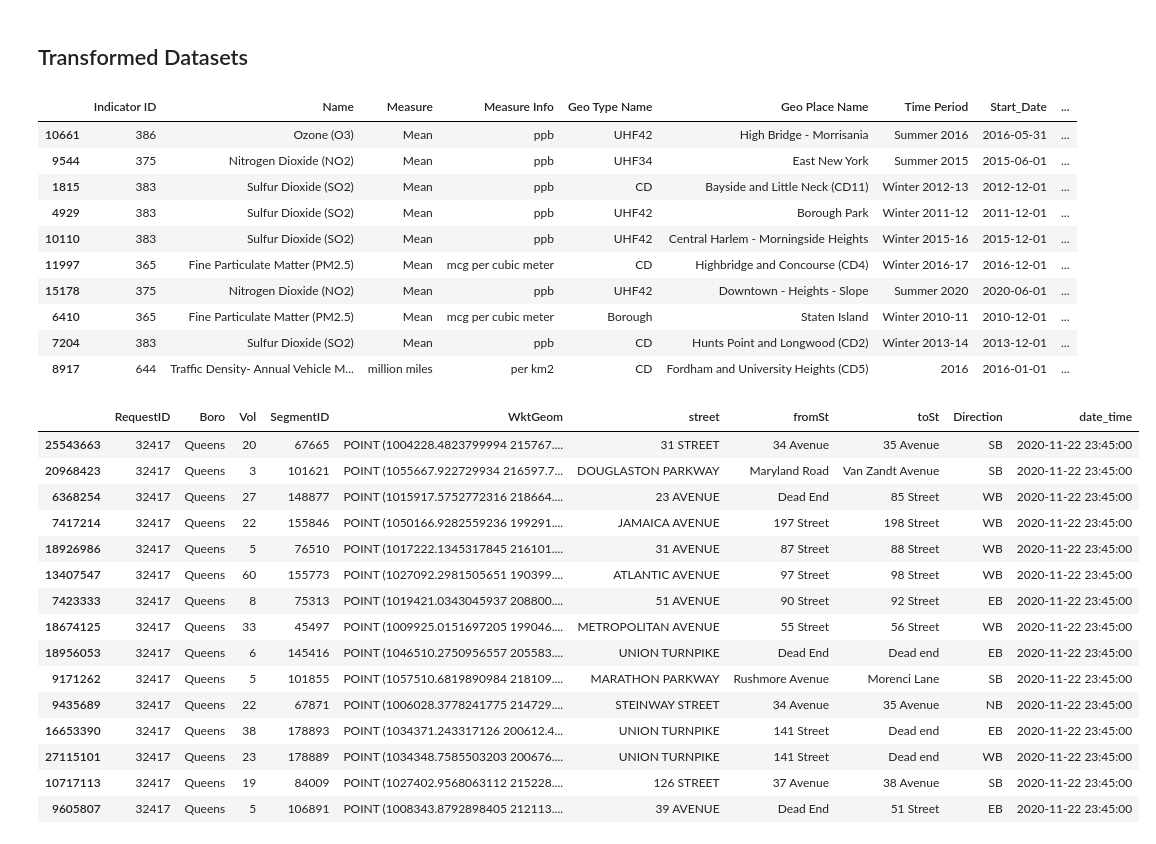
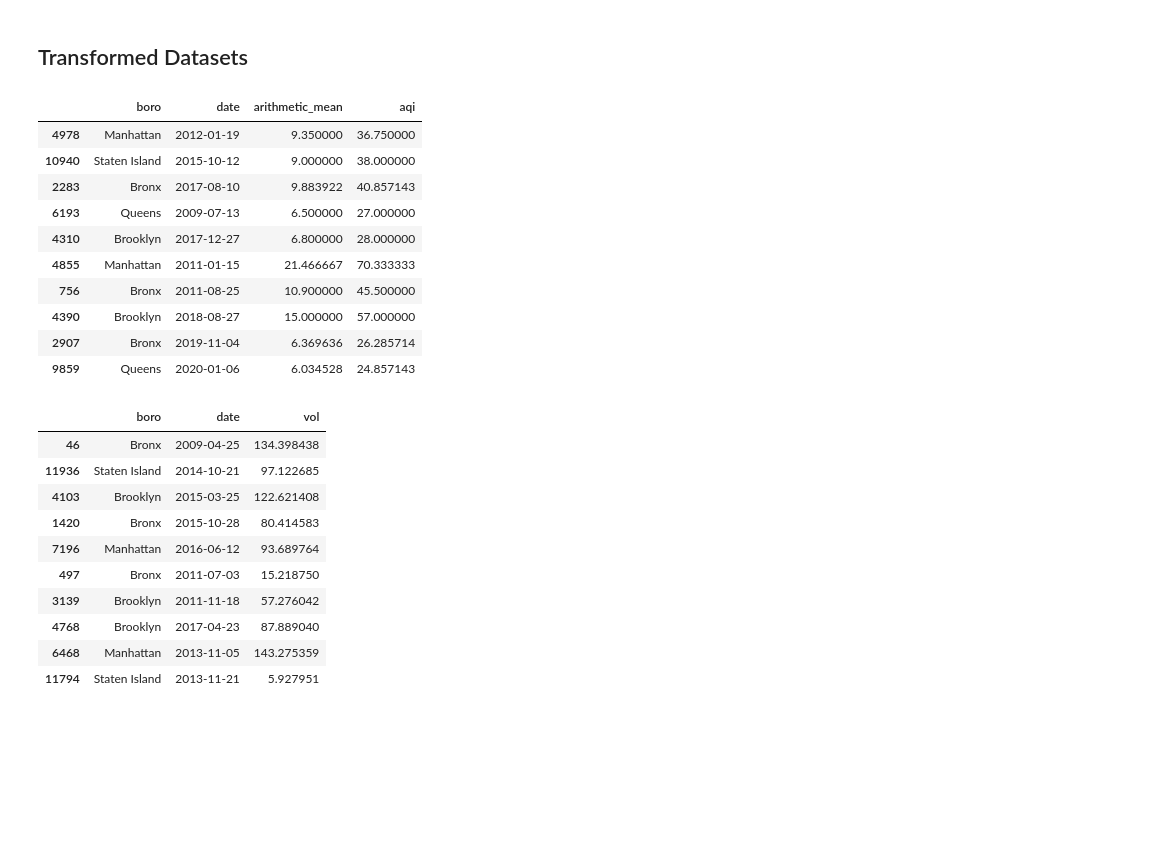
Before and after one commit to daniel-a-r/ccny_data_science_project, a Jupyter notebook: data_science_project.ipynb, the cells around one changed output. Cells and saved outputs as stored; diff of their text form; code cells hidden in the pictures; blank space fills up the shorter version.

Commit message:
Combine dataframes and create functions

```diff
--- a/data_science_project.ipynb
+++ b/data_science_project.ipynb
@@ -83,13 +86,16 @@ import datetime
 # %%
-def download_data(csv_name):
+def fetch_data(csv_name):
     url_dict = {'air_quality': 'https://data.cityofnewyork.us/api/views/c3uy-2p5r/rows.csv',
                 'mobility_global': 'https://www.gstatic.com/covid19/mobility/Global_Mobility_Report.csv',
                 'traffic_volume': 'https://data.cityofnewyork.us/api/views/7ym2-wayt/rows.csv'}
 
-    response = requests.get(url_dict[csv_name])
-    path = f'datasets/{csv_name}.csv'
-    with open(path, 'wb') as f:
-        f.write(response.content)
+    if csv_name == 'daily_air_quality':
+        create_air_quality_csv()
+    else:
+        response = requests.get(url_dict[csv_name])
+        path = f'datasets/{csv_name}.csv'
+        with open(path, 'wb') as f:
+            f.write(response.content)
 # %%
 def csv_exists(csv_name):
     path = f'datasets/{csv_name}.csv'
@@ -98,7 +104,7 @@ def csv_exists(csv_name):
 # %%
 def create_df(csv_name):
     if not csv_exists(csv_name):
-        download_data(csv_name)
+        fetch_data(csv_name)
     path = f'datasets/{csv_name}.csv'
     df = pd.read_csv(path)
     return df
@@ -121,5 +219,5 @@ def create_all_df(csv_names):
 # %%
-csv_names = ['air_quality', 'traffic_volume']
+csv_names = ['traffic_volume', 'daily_air_quality']
 
-air_quality, traffic_volume = create_all_df(csv_names)
+traffic_volume, daily_air_quality = create_all_df(csv_names)
 # %% [output]
@@ -1388,35 +1413,30 @@ daily_air_quality_df_cleaned
 # %% [markdown]
 ## Transformed Datasets
 # %%
-air_quality.sample(10)
+daily_air_quality_df_cleaned.sample(10)
 # %% [output]
-|  | Indicator ID | Name | Measure | Measure Info | Geo Type Name | Geo Place Name | Time Period | Start_Date | ... |
-| 10661 | 386 | Ozone (O3) | Mean | ppb | UHF42 | High Bridge - Morrisania | Summer 2016 | 2016-05-31 | ... |
-| 9544 | 375 | Nitrogen Dioxide (NO2) | Mean | ppb | UHF34 | East New York | Summer 2015 | 2015-06-01 | ... |
-| 1815 | 383 | Sulfur Dioxide (SO2) | Mean | ppb | CD | Bayside and Little Neck (CD11) | Winter 2012-13 | 2012-12-01 | ... |
-| 4929 | 383 | Sulfur Dioxide (SO2) | Mean | ppb | UHF42 | Borough Park | Winter 2011-12 | 2011-12-01 | ... |
-| 10110 | 383 | Sulfur Dioxide (SO2) | Mean | ppb | UHF42 | Central Harlem - Morningside Heights | Winter 2015-16 | 2015-12-01 | ... |
-| 11997 | 365 | Fine Particulate Matter (PM2.5) | Mean | mcg per cubic meter | CD | Highbridge and Concourse (CD4) | Winter 2016-17 | 2016-12-01 | ... |
-| 15178 | 375 | Nitrogen Dioxide (NO2) | Mean | ppb | UHF42 | Downtown - Heights - Slope | Summer 2020 | 2020-06-01 | ... |
-| 6410 | 365 | Fine Particulate Matter (PM2.5) | Mean | mcg per cubic meter | Borough | Staten Island | Winter 2010-11 | 2010-12-01 | ... |
-| 7204 | 383 | Sulfur Dioxide (SO2) | Mean | ppb | CD | Hunts Point and Longwood (CD2) | Winter 2013-14 | 2013-12-01 | ... |
-| 8917 | 644 | Traffic Density- Annual Vehicle M... | million miles | per km2 | CD | Fordham and University Heights (CD5) | 2016 | 2016-01-01 | ... |
+|  | boro | date | arithmetic_mean | aqi |
+| 4978 | Manhattan | 2012-01-19 | 9.350000 | 36.750000 |
+| 10940 | Staten Island | 2015-10-12 | 9.000000 | 38.000000 |
+| 2283 | Bronx | 2017-08-10 | 9.883922 | 40.857143 |
+| 6193 | Queens | 2009-07-13 | 6.500000 | 27.000000 |
+| 4310 | Brooklyn | 2017-12-27 | 6.800000 | 28.000000 |
+| 4855 | Manhattan | 2011-01-15 | 21.466667 | 70.333333 |
+| 756 | Bronx | 2011-08-25 | 10.900000 | 45.500000 |
+| 4390 | Brooklyn | 2018-08-27 | 15.000000 | 57.000000 |
+| 2907 | Bronx | 2019-11-04 | 6.369636 | 26.285714 |
+| 9859 | Queens | 2020-01-06 | 6.034528 | 24.857143 |
 # %%
-traffic_volume.head(15)
+traffic_vol_daily.sample(10)
 # %% [output]
-|  | RequestID | Boro | Vol | SegmentID | WktGeom | street | fromSt | toSt | Direction | date_time |
-| 25543663 | 32417 | Queens | 20 | 67665 | POINT (1004228.4823799994 215767.... | 31 STREET | 34 Avenue | 35 Avenue | SB | 2020-11-22 23:45:00 |
-| 20968423 | 32417 | Queens | 3 | 101621 | POINT (1055667.922729934 216597.7... | DOUGLASTON PARKWAY | Maryland Road | Van Zandt Avenue | SB | 2020-11-22 23:45:00 |
-| 6368254 | 32417 | Queens | 27 | 148877 | POINT (1015917.5752772316 218664.... | 23 AVENUE | Dead End | 85 Street | WB | 2020-11-22 23:45:00 |
-| 7417214 | 32417 | Queens | 22 | 155846 | POINT (1050166.9282559236 199291.... | JAMAICA AVENUE | 197 Street | 198 Street | WB | 2020-11-22 23:45:00 |
-| 18926986 | 32417 | Queens | 5 | 76510 | POINT (1017222.1345317845 216101.... | 31 AVENUE | 87 Street | 88 Street | WB | 2020-11-22 23:45:00 |
-| 13407547 | 32417 | Queens | 60 | 155773 | POINT (1027092.2981505651 190399.... | ATLANTIC AVENUE | 97 Street | 98 Street | WB | 2020-11-22 23:45:00 |
-| 7423333 | 32417 | Queens | 8 | 75313 | POINT (1019421.0343045937 208800.... | 51 AVENUE | 90 Street | 92 Street | EB | 2020-11-22 23:45:00 |
-| 18674125 | 32417 | Queens | 33 | 45497 | POINT (1009925.0151697205 199046.... | METROPOLITAN AVENUE | 55 Street | 56 Street | WB | 2020-11-22 23:45:00 |
-| 18956053 | 32417 | Queens | 6 | 145416 | POINT (1046510.2750956557 205583.... | UNION TURNPIKE | Dead End | Dead end | EB | 2020-11-22 23:45:00 |
-| 9171262 | 32417 | Queens | 5 | 101855 | POINT (1057510.6819890984 218109.... | MARATHON PARKWAY | Rushmore Avenue | Morenci Lane | SB | 2020-11-22 23:45:00 |
-| 9435689 | 32417 | Queens | 22 | 67871 | POINT (1006028.3778241775 214729.... | STEINWAY STREET | 34 Avenue | 35 Avenue | NB | 2020-11-22 23:45:00 |
-| 16653390 | 32417 | Queens | 38 | 178893 | POINT (1034371.243317126 200612.4... | UNION TURNPIKE | 141 Street | Dead end | EB | 2020-11-22 23:45:00 |
-| 27115101 | 32417 | Queens | 23 | 178889 | POINT (1034348.7585503203 200676.... | UNION TURNPIKE | 141 Street | Dead end | WB | 2020-11-22 23:45:00 |
-| 10717113 | 32417 | Queens | 19 | 84009 | POINT (1027402.9568063112 215228.... | 126 STREET | 37 Avenue | 38 Avenue | SB | 2020-11-22 23:45:00 |
-| 9605807 | 32417 | Queens | 5 | 106891 | POINT (1008343.8792898405 212113.... | 39 AVENUE | Dead End | 51 Street | EB | 2020-11-22 23:45:00 |
+|  | boro | date | vol |
+| 46 | Bronx | 2009-04-25 | 134.398438 |
+| 11936 | Staten Island | 2014-10-21 | 97.122685 |
+| 4103 | Brooklyn | 2015-03-25 | 122.621408 |
+| 1420 | Bronx | 2015-10-28 | 80.414583 |
+| 7196 | Manhattan | 2016-06-12 | 93.689764 |
+| 497 | Bronx | 2011-07-03 | 15.218750 |
+| 3139 | Brooklyn | 2011-11-18 | 57.276042 |
+| 4768 | Brooklyn | 2017-04-23 | 87.889040 |
+| 6468 | Manhattan | 2013-11-05 | 143.275359 |
+| 11794 | Staten Island | 2013-11-21 | 5.927951 |
```
Also changed, not shown: parts of 46 cells of this notebook, 1 other file.
